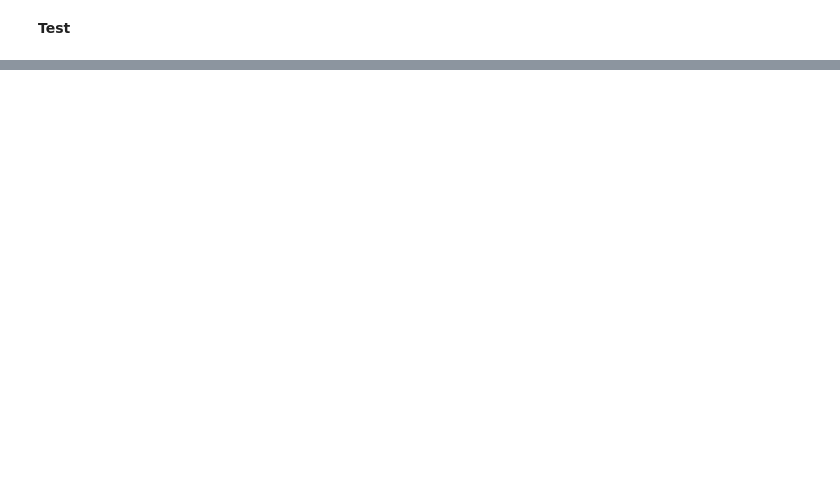
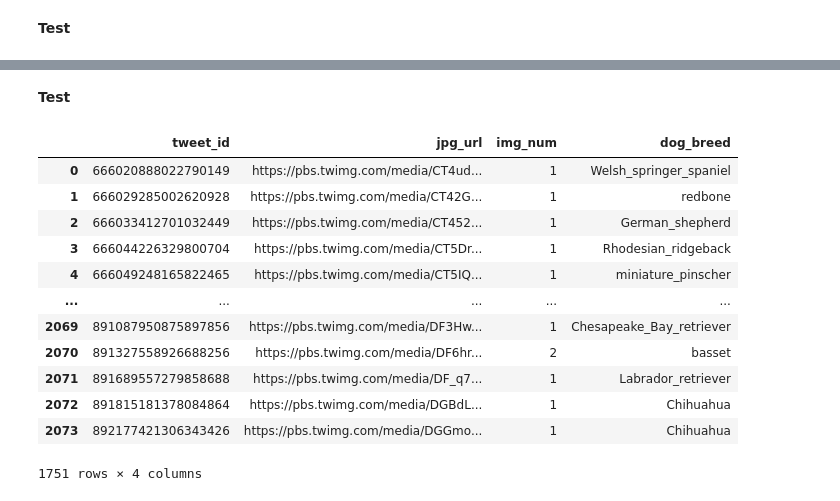
Before and after one commit to Tobi-David/Analyse-welovedogs-twitter-posts, a Jupyter notebook: wrangle_act.ipynb, the cells around one changed output, grey strips where cells are left out. Cells and saved outputs as stored; diff of their text form; code cells hidden in the pictures; blank space fills up the shorter version.

```diff
--- a/wrangle_act.ipynb
+++ b/wrangle_act.ipynb
@@ -658,4 +663,4 @@ def breed (dataframe):
             breed.append(np.nan)
     return breed
 # %%
-image_predictions['dog_breed'] = breed(image_predictions)
+image_predictions_clean['dog_breed'] = breed(image_predictions_clean)
@@ -677,0 +667,22 @@ image_predictions
+# %%
+image_predictions_clean.dropna(subset=['dog_breed'],inplace=True)
+# %%
+image_predictions_clean.drop(columns=['p1','p1_conf','p1_dog','p2','p2_conf','p2_dog','p3','p3_conf','p3_dog'],inplace=True)
+# %% [markdown]
+**Test**
+# %%
+image_predictions_clean
+# %% [output]
+|  | tweet_id | jpg_url | img_num | dog_breed |
+| 0 | 666020888022790149 | https://pbs.twimg.com/media/CT4ud... | 1 | Welsh_springer_spaniel |
+| 1 | 666029285002620928 | https://pbs.twimg.com/media/CT42G... | 1 | redbone |
+| 2 | 666033412701032449 | https://pbs.twimg.com/media/CT452... | 1 | German_shepherd |
+| 3 | 666044226329800704 | https://pbs.twimg.com/media/CT5Dr... | 1 | Rhodesian_ridgeback |
+| 4 | 666049248165822465 | https://pbs.twimg.com/media/CT5IQ... | 1 | miniature_pinscher |
+| ... | ... | ... | ... | ... |
+| 2069 | 891087950875897856 | https://pbs.twimg.com/media/DF3Hw... | 1 | Chesapeake_Bay_retriever |
+| 2070 | 891327558926688256 | https://pbs.twimg.com/media/DF6hr... | 2 | basset |
+| 2071 | 891689557279858688 | https://pbs.twimg.com/media/DF_q7... | 1 | Labrador_retriever |
+| 2072 | 891815181378084864 | https://pbs.twimg.com/media/DGBdL... | 1 | Chihuahua |
+| 2073 | 892177421306343426 | https://pbs.twimg.com/media/DGGmo... | 1 | Chihuahua |
+1751 rows × 4 columns
```
Also changed, not shown: parts of 24 cells of this notebook.
